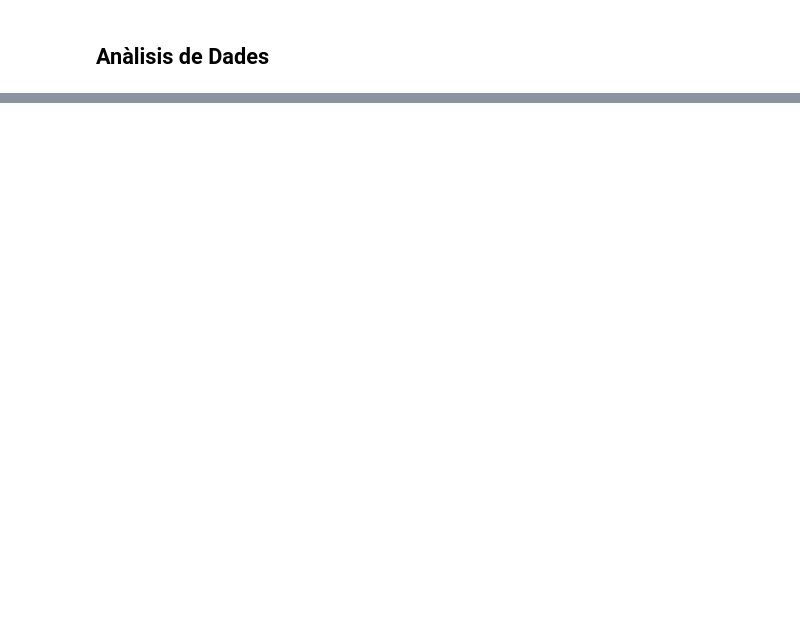
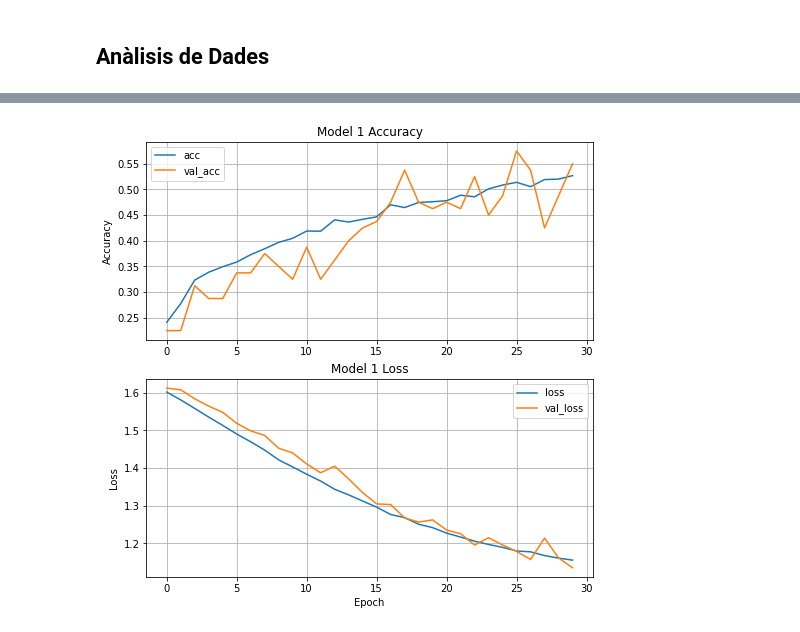
Before and after one commit to josep29/TDR, a Jupyter notebook: Flowers_class.ipynb, the cells around one changed output, grey strips where cells are left out. Cells and saved outputs as stored; diff of their text form; code cells hidden in the pictures; blank space fills up the shorter version.

```diff
--- a/Flowers_class.ipynb
+++ b/Flowers_class.ipynb
@@ -466,0 +466,20 @@ This image most likely belongs to roses with a 77.85 percent confidence.
+# %%
+model1 = models.Sequential([
+    # Primera Convolució amb les dades d'entrada input
+    layers.Conv2D(32, (3,3), padding='same', activation='relu', input_shape=X.shape[1:], name='Input_conv1'),
+    layers.MaxPooling2D(2,2),
+
+    # Aplanació dels resultats per encaixaro amb una DNN
+    layers.Dropout(0.2),
+    layers.Flatten(),
+
+    # Capa amagada de 64 neurones
+    layers.Dense(64, activation='relu', name='fullyconnected'),
+    layers.Dense(128, activation='relu', name='fullyconnected_'),
+    # Capa del output
+    layers.Dense(5, activation='softmax', name="output")
+])
+
+model1.compile(optimizer=tf.keras.optimizers.SGD(learning_rate=0.001, momentum=0.2),
+              loss='sparse_categorical_crossentropy',
+              metrics=['accuracy'])
@@ -466,0 +506,2 @@ This image most likely belongs to roses with a 77.85 percent confidence.
+# %%
+history1 = model1.fit(X, y, epochs=30, batch_size=64, verbose=2, validation_data=(X_v, y_v))
@@ -466,0 +526,4 @@ This image most likely belongs to roses with a 77.85 percent confidence.
+# %%
+plot_acc_loss(history1, "Model 1 Accuracy", "Model 1 Loss")
+# %% [output]
+[figure, added]
```
Also changed, not shown: parts of 143 cells of this notebook.
